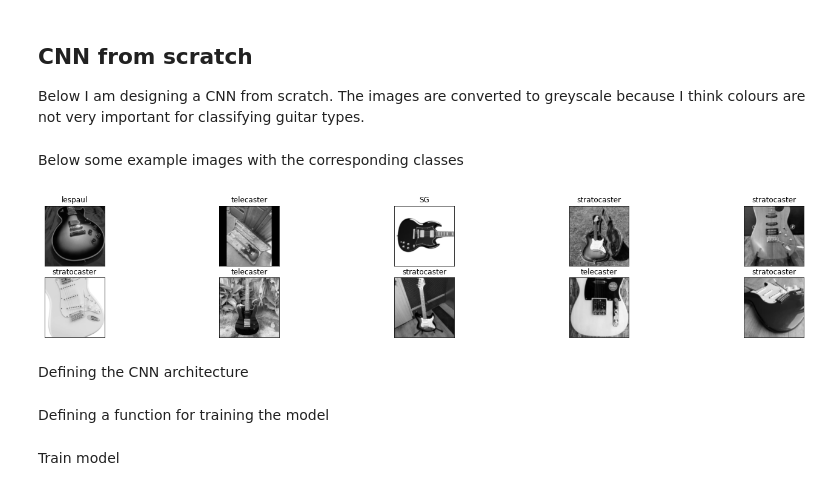
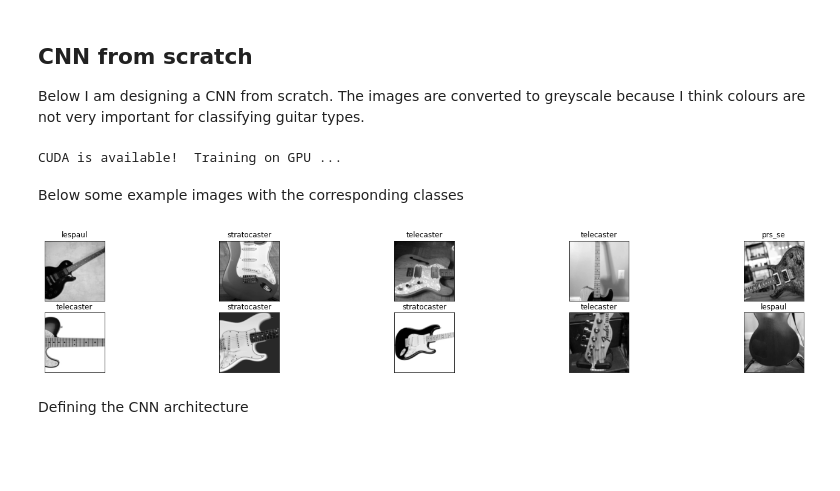
Before and after one commit to mwilkens1/deep-rocking, a Jupyter notebook: train_model.ipynb, the cells around one changed output. Drawn from its saved outputs; the diff is of its cells as text; code cells hidden in the pictures; blank space fills up the shorter version.

```diff
--- a/train_model.ipynb
+++ b/train_model.ipynb
@@ -58,8 +49,7 @@ Totals: train: 75138, validation 21466, test: 10741
 
 Below I am designing a CNN from scratch. The images are converted to greyscale because I think colours are not very important for classifying guitar types.
 # %%
-data_dir = 'data'
-batch_size = 10
+model_scratch = CNN_trainer()
 
 # Define transforms for the training data and testing data
 train_transforms = transforms.Compose([transforms.Grayscale(),
@@ -70,36 +60,27 @@ test_transforms = transforms.Compose([transforms.Grayscale(),
                                       transforms.Resize((128,128)),
                                       transforms.ToTensor()])
 
-
-train_data = datasets.ImageFolder(data_dir + '/train', transform=train_transforms)
-validation_data = datasets.ImageFolder(data_dir + '/validation', transform=test_transforms)
-test_data = datasets.ImageFolder(data_dir + '/test', transform=test_transforms)
-
-train_loader = torch.utils.data.DataLoader(train_data, batch_size=batch_size, shuffle=True)
-valid_loader = torch.utils.data.DataLoader(validation_data, batch_size=batch_size, shuffle=True)
-test_loader = torch.utils.data.DataLoader(test_data, batch_size=batch_size, shuffle=True)
-
-
-classes = ['jazzmaster','lespaul', 'mustang', 'prs_se', 'SG','stratocaster','telecaster']
-len_classes = len
+model_scratch.get_loaders(10, train_transforms, test_transforms)
+# %% [output]
+CUDA is available!  Training on GPU ...
 # %% [markdown]
 Below some example images with the corresponding classes
 # %%
 # obtain one batch of training images
-dataiter = iter(train_loader)
+dataiter = iter(model_scratch.train_loader)
 images, labels = dataiter.next()
 images = images.numpy()
 
 # plot the images in the batch, along with the corresponding labels
 fig = plt.figure(figsize=(25, 4))
-for idx in np.arange(min(16,batch_size)):
-    ax = fig.add_subplot(2, min(16,batch_size)/2, idx+1, xticks=[], yticks=[])
+for idx in np.arange(min(16,model_scratch.batch_size)):
+    ax = fig.add_subplot(2, min(16,model_scratch.batch_size)/2, idx+1, xticks=[], yticks=[])
     ax.imshow(np.squeeze(images[idx]), cmap='gray')
     # print out the correct label for each image
     # .item() gets the value contained in a Tensor
-    ax.set_title(classes[labels[idx]])
+    ax.set_title(model_scratch.classes[labels[idx]])
 # %% [output]
-[figure, old version]
+[figure, new version]
 # %% [markdown]
 Defining the CNN architecture
 # %%
@@ -159,2 +135,0 @@ optimizer = optim.SGD(model.parameters(), lr=0.01)
-# %% [markdown]
-Defining a function for training the model
@@ -267,2 +135,0 @@ def train_model(model, n_epochs, stop_at, stopping_criterion, model_path):
-# %% [markdown]
-Train model
```
Also changed, not shown: parts of 22 cells of this notebook, 1 other file.
